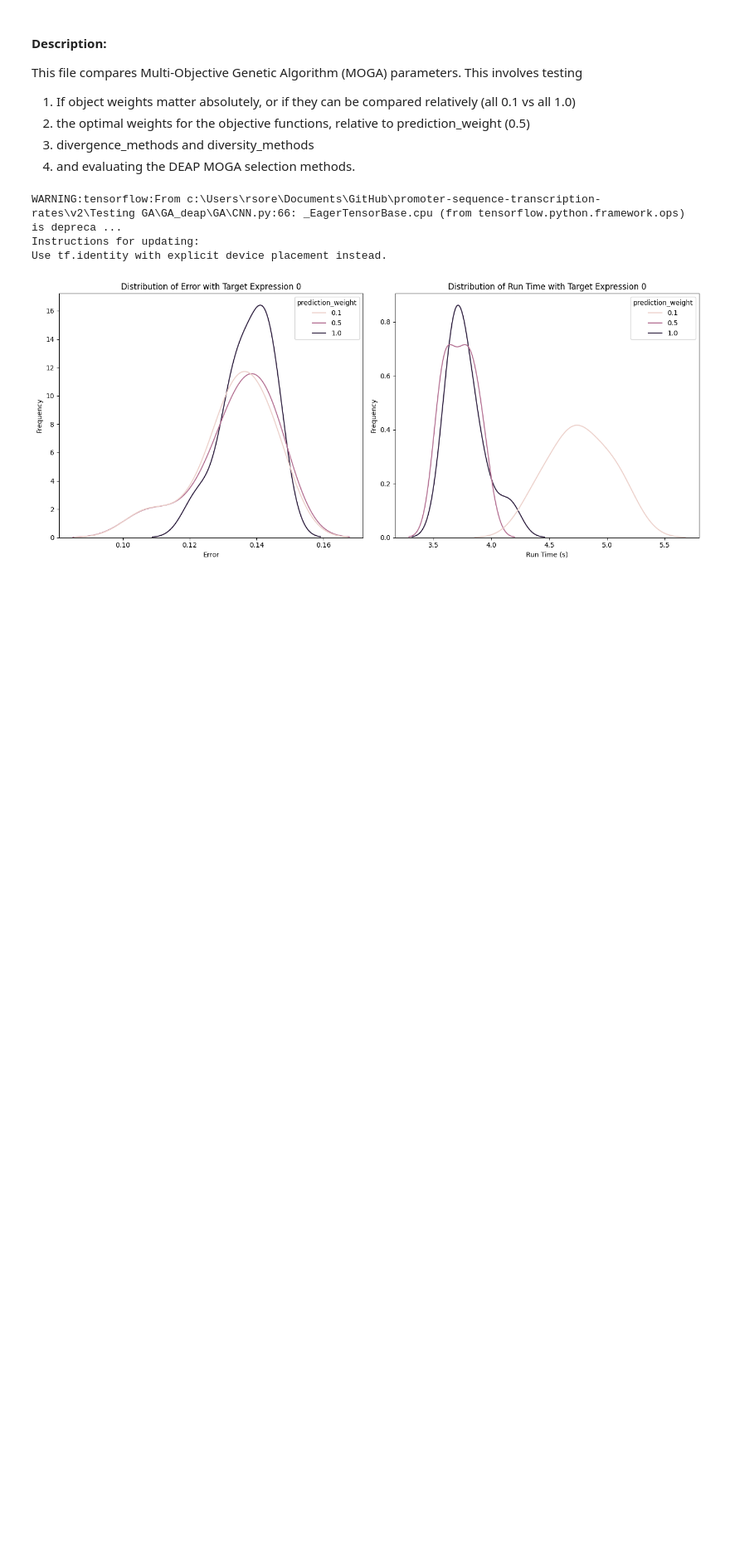
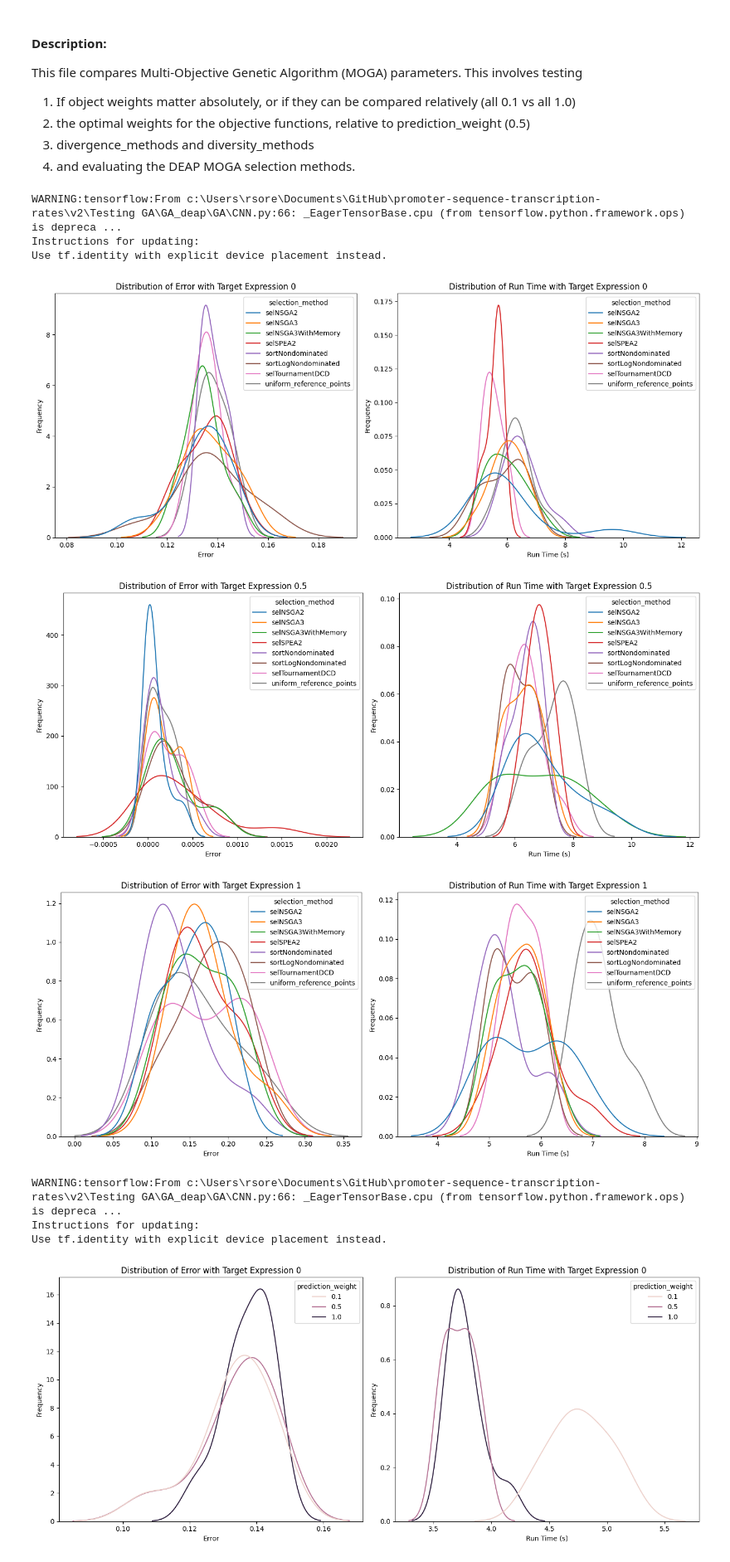
Before and after one commit to Rhys-sg/promoter-sequence-transcription-rates, a Jupyter notebook: v2/Testing GA/GA_deap/6_MOGA.ipynb, the cells around one changed output. Shown at 83% size. Cells and saved outputs as stored; diff of their text form; code cells hidden in the pictures; blank space fills up the shorter version.

```diff
--- a/v2/Testing GA/GA_deap/6_MOGA.ipynb
+++ b/v2/Testing GA/GA_deap/6_MOGA.ipynb
@@ -24,6 +24,44 @@ kwargs = {
 target_expressions = [0, 0.5, 1]
 lineages = 10
 test_cases = 11
+# %%
+# Evaluate all MOGA selection methods, including lexicase and non-dominant sorting selection methods
+
+all_selection_methods = [
+    # lexicase
+    'selLexicase',
+    'selAutomaticEpsilonLexicase',
+
+    # non-dominant sorting
+    'selNSGA2',
+    'selNSGA3',
+    'selNSGA3WithMemory',
+    'selSPEA2',
+    'sortNondominated',
+    'sortLogNondominated',
+    'selTournamentDCD',
+    'uniform_reference_points'
+]
+
+param_ranges = {
+    'prediction_weight' : [1.0],
+    'divergence_weight' : [1.0],
+    'diversity_weight' : [1.0],
+    'selection_method' : all_selection_methods,
+}
+results_df = moga_function_module.test_params(param_ranges, target_expressions, lineages, kwargs)
+# %% [output]
+WARNING:tensorflow:From c:\Users\rsore\Documents\GitHub\promoter-sequence-transcription-rates\v2\Testing GA\GA_deap\GA\CNN.py:66: _EagerTensorBase.cpu (from tensorflow.python.framework.ops) is depreca ...
+Instructions for updating:
+Use tf.identity with explicit device placement instead.
+# %%
+for target_expression in target_expressions:
+    filtered_df = results_df[results_df['target_expression'] == target_expression]
+    distribution_plot(filtered_df, target_expression, 'selection_method')
+# %% [output]
+[figure, added]
+[figure, added]
+[figure, added]
 # %%
 # Test to see if different weights (0.1, 0.5, 1.0) for all objectives has the same convergence
 param_ranges = {
```
Also changed, not shown: parts of 1 cell of this notebook, 10 other files.
